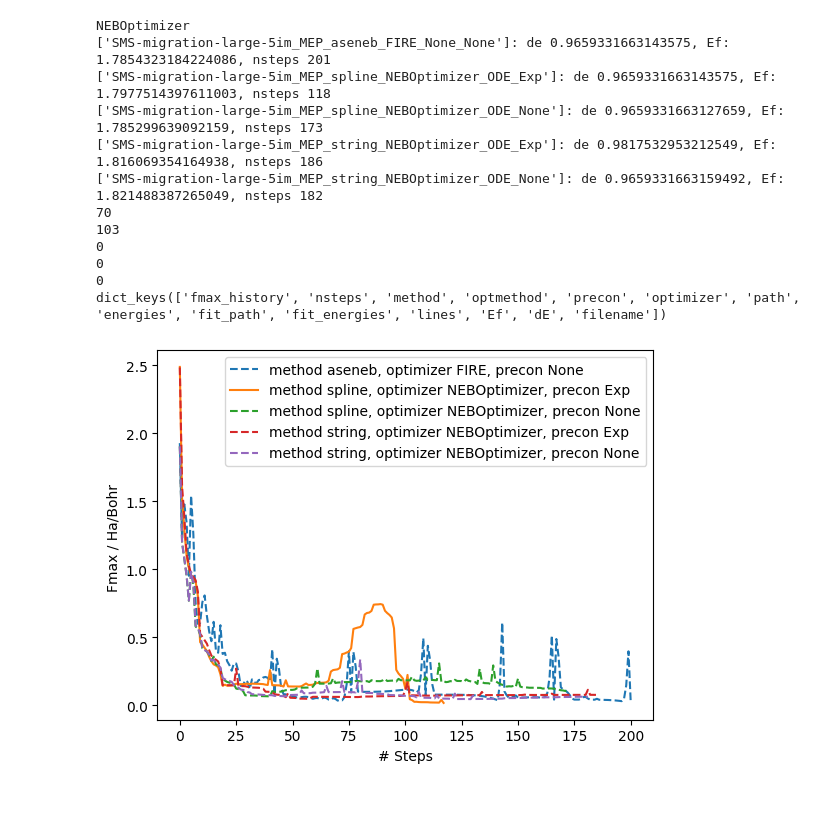
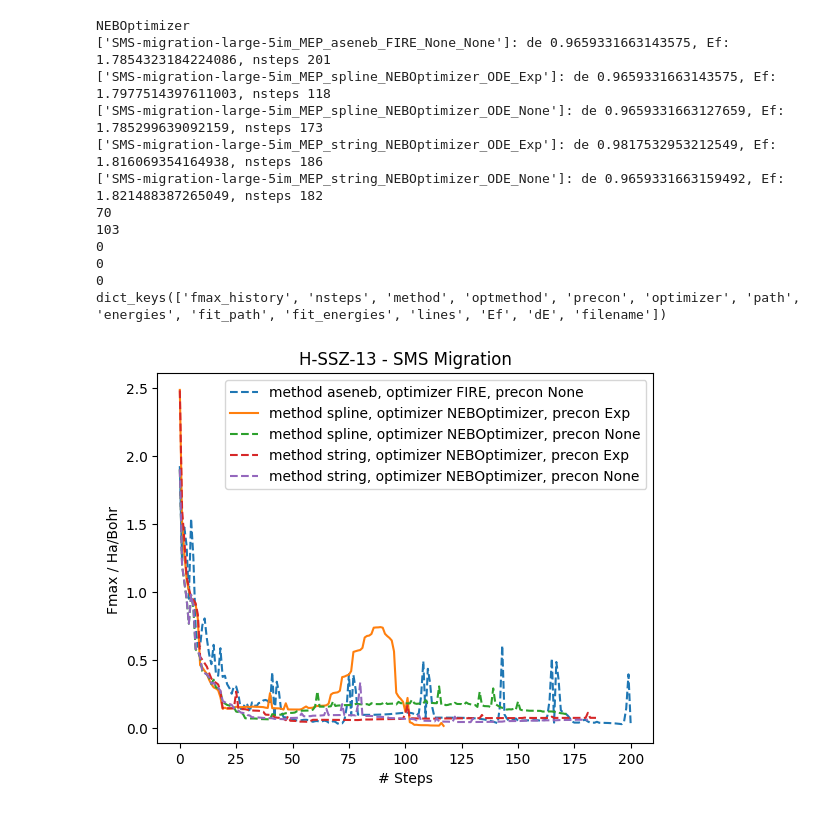
Before and after one commit to GabrielBram/MACE_ASE-NEB_tests, a Jupyter notebook: Testanalysis.ipynb, the cells around one changed output. Drawn from its saved outputs; the diff is of its cells as text; code cells hidden in the pictures.

```diff
--- a/Testanalysis.ipynb
+++ b/Testanalysis.ipynb
@@ -33,34 +33,36 @@ print(data_dict['optimizer'])
 
 for data_dict in data_list:
     if data_dict['fmax_history'][-1] > 0.02:
         ax.plot(data_dict['fmax_history'], label=f"method {data_dict['method']}, optimizer {data_dict['optimizer']}, precon {data_dict['precon']}", linestyle='--')
     else:
         ax.plot(data_dict['fmax_history'], label=f"method {data_dict['method']}, optimizer {data_dict['optimizer']}, precon {data_dict['precon']}")
     print(f"{data_dict['filename']}: de {data_dict['dE']}, Ef: {data_dict['Ef']}, nsteps {data_dict['nsteps']}")
 
 for data_dict in data_list:
     print(np.argmax(np.array(data_dict['fmax_history'])<0.04))
 
 print(data_list[0].keys())
 ax.legend()
+ax.set_title('H-SSZ-13 - SMS Migration')
 ax.set_xlabel("# Steps")
 ax.set_ylabel('Fmax / Ha/Bohr ')
 
+plt.savefig('H-SSZ-13_SMS_migration_NEB-comparison.png')
 plt.show()
 # %% [output]
 NEBOptimizer
 ['SMS-migration-large-5im_MEP_aseneb_FIRE_None_None']: de 0.9659331663143575, Ef: 1.7854323184224086, nsteps 201
 ['SMS-migration-large-5im_MEP_spline_NEBOptimizer_ODE_Exp']: de 0.9659331663143575, Ef: 1.7977514397611003, nsteps 118
 ['SMS-migration-large-5im_MEP_spline_NEBOptimizer_ODE_None']: de 0.9659331663127659, Ef: 1.785299639092159, nsteps 173
 ['SMS-migration-large-5im_MEP_string_NEBOptimizer_ODE_Exp']: de 0.9817532953212549, Ef: 1.816069354164938, nsteps 186
 ['SMS-migration-large-5im_MEP_string_NEBOptimizer_ODE_None']: de 0.9659331663159492, Ef: 1.821488387265049, nsteps 182
 70
 103
 0
 0
 0
 dict_keys(['fmax_history', 'nsteps', 'method', 'optmethod', 'precon', 'optimizer', 'path', 'energies', 'fit_path', 'fit_energies', 'lines', 'Ef', 'dE', 'filename'])
-[figure, old version]
+[figure, new version]
 # %%
 import json
 import os
```
Also changed, not shown: parts of 2 cells of this notebook.
